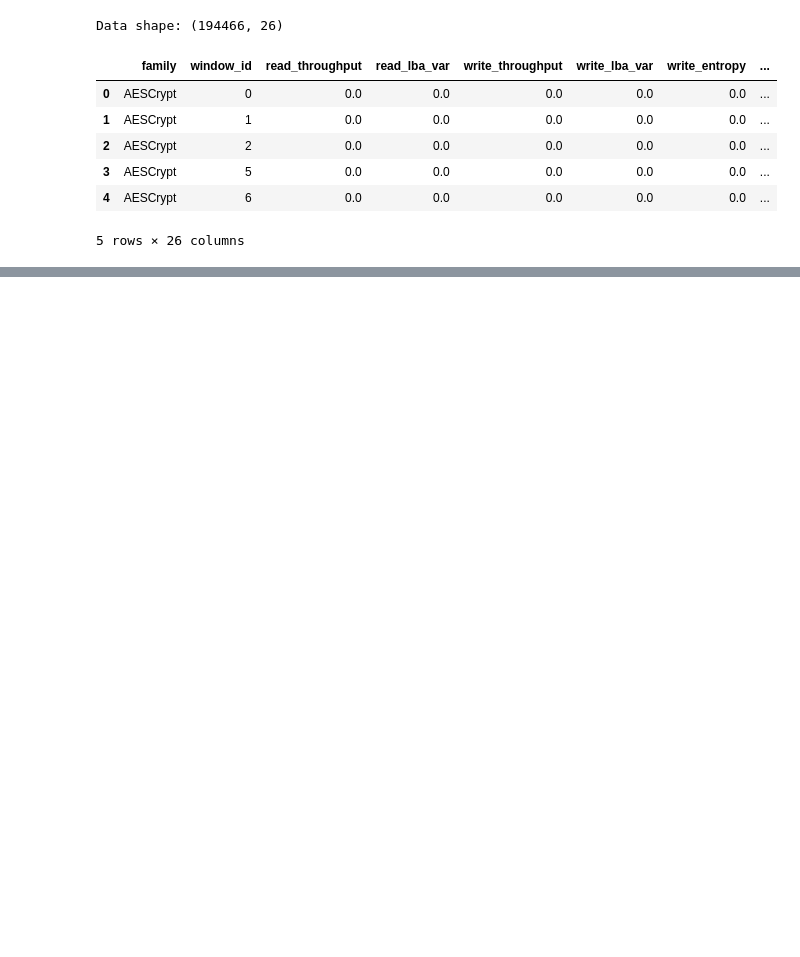
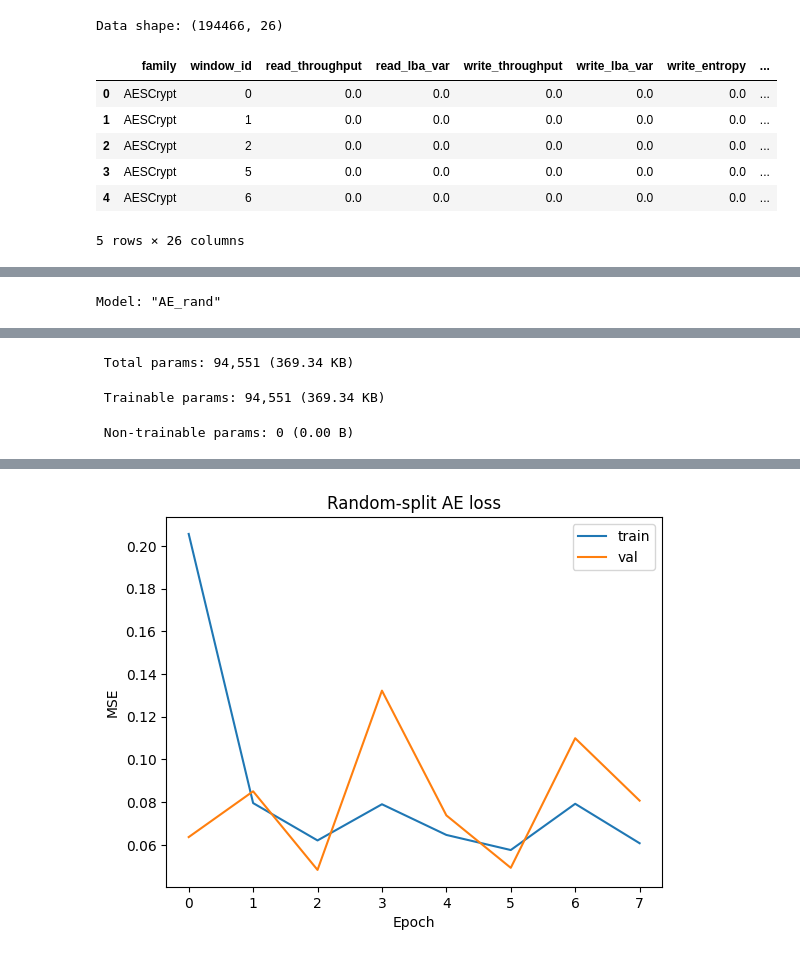
Before and after one commit to ChopChop946/AI-Powered-Ransomware-Detection, a Jupyter notebook: Notebooks/5_Autoencoder_model.ipynb, the cells around one changed output, grey strips where cells are left out. Drawn from its saved outputs; the diff is of its cells as text; code cells hidden in the pictures; blank space fills up the shorter version.

```diff
--- a/Notebooks/5_Autoencoder_model.ipynb
+++ b/Notebooks/5_Autoencoder_model.ipynb
@@ -806,0 +241,68 @@ KeyboardInterrupt:
+# %%
+assert all(name in globals() for name in
+           ["X_train", "X_val", "X_test", "y_train", "y_val", "y_test"]), \
+       "Run the random‑split‑creation cell first."
+
+from tensorflow.keras import layers, Model, Input
+from tensorflow.keras.callbacks import EarlyStopping
+from sklearn.metrics import f1_score, classification_report, confusion_matrix, roc_auc_score
+import numpy as np, matplotlib.pyplot as plt
+
+SEED = 42
+LATENT = 64
+BATCH  = 512
+EPOCHS = 100
+
+inp = Input(shape=(X_train.shape[1],))
+x   = layers.GaussianNoise(0.05)(inp)
+x   = layers.Dense(256, activation="relu")(x)
+#x   = layers.BatchNormalization()(x)
+x   = layers.Dropout(0.2)(x)
+x   = layers.Dense(128, activation="relu")(x)
+#x   = layers.BatchNormalization()(x)
+x   = layers.Dropout(0.2)(x)
+z   = layers.Dense(LATENT, activation="relu", name="latent")(x)
+
+
+x   = layers.Dense(128, activation="relu")(z)
+#x   = layers.BatchNormalization()(x)
+x   = layers.Dense(256, activation="relu")(x)
+#x   = layers.BatchNormalization()(x)
+out = layers.Dense(X_train.shape[1], activation="linear")(x)
+
+ae_rand   = Model(inp, out, name="AE_rand")
+encoder_r = Model(inp, z,   name="encoder_rand")
+ae_rand.compile(optimizer="adam", loss="mse")
+ae_rand.summary()
+
+es = EarlyStopping(monitor="val_loss", patience=5, restore_best_weights=True, verbose=1)
+hist = ae_rand.fit(
+    X_train, X_train,
+    validation_data=(X_val, X_val),
+    epochs=EPOCHS, batch_size=BATCH,
+    shuffle=True, callbacks=[es], verbose=2
+)
+
+plt.plot(hist.history["loss"], label="train")
+plt.plot(hist.history["val_loss"], label="val")
+plt.title("Random‑split AE loss"); plt.xlabel("Epoch"); plt.ylabel("MSE"); plt.legend(); plt.show()
+
+def recon_err(x): return np.mean(np.square(x - ae_rand.predict(x, verbose=0)), axis=1)
+
+val_err  = recon_err(X_val)
+best_f1, best_thr = -1, None
+for thr in np.percentile(val_err, np.linspace(50, 99.9, 300)):
+    f1 = f1_score(y_val, (val_err > thr).astype(int), zero_division=0)
+    if f1 >= best_f1: best_f1, best_thr = f1, thr
+
+print(f"\nChosen threshold = {best_thr:.4e}   (val F1 = {best_f1:.3f})")
+
+test_err   = recon_err(X_test)
+test_preds = (test_err > best_thr).astype(int)
+
+print("\nRandom‑split test metrics:")
+print(classification_report(y_test, test_preds, digits=3))
+print("Confusion matrix:\n", confusion_matrix(y_test, test_preds))
+print("ROC‑AUC:", roc_auc_score(y_test, test_err))
+# %% [output]
+Model: "AE_rand"
@@ -806,0 +326,3 @@ KeyboardInterrupt:
+ Total params: 94,551 (369.34 KB)
+ Trainable params: 94,551 (369.34 KB)
+ Non-trainable params: 0 (0.00 B)
@@ -806,0 +347 @@ KeyboardInterrupt:
+[figure, added]
```
Also changed, not shown: parts of 21 cells of this notebook.
